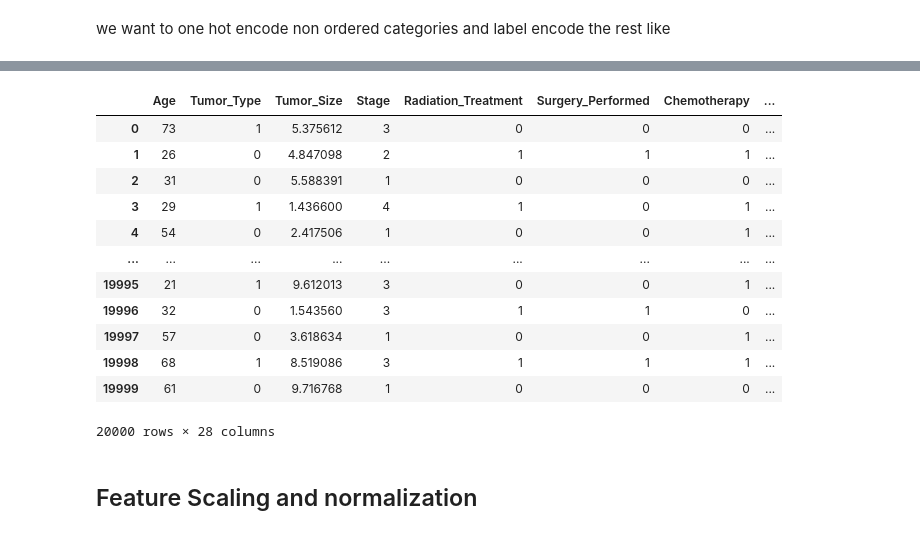
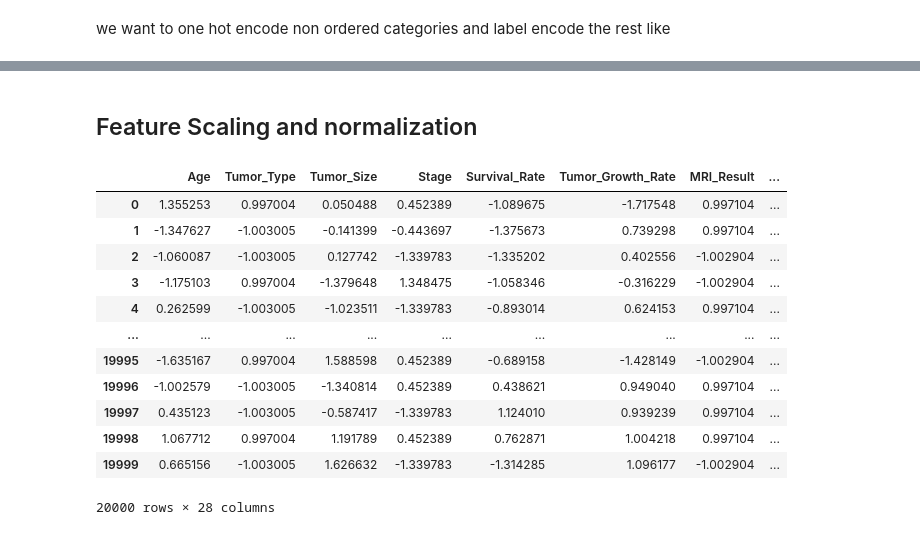
Before and after one commit to melissaaapril/IntroDS, a Jupyter notebook: src/Preprocessing.ipynb, the cells around one changed output, grey strips where cells are left out. Saved outputs shown, nothing was run; the diff lists cells and outputs as text; code cells hidden in the pictures.

```diff
--- a/src/Preprocessing.ipynb
+++ b/src/Preprocessing.ipynb
@@ -133,21 +135,25 @@ df
 20000 rows × 28 columns
-# %%
-# convert all t/f to 1/0
-df = df.astype({col: int for col in df.columns if df[col].dtype == 'bool'})
-df
-# %% [output]
-|  | Age | Tumor_Type | Tumor_Size | Stage | Radiation_Treatment | Surgery_Performed | Chemotherapy | ... |
-| 0 | 73 | 1 | 5.375612 | 3 | 0 | 0 | 0 | ... |
-| 1 | 26 | 0 | 4.847098 | 2 | 1 | 1 | 1 | ... |
-| 2 | 31 | 0 | 5.588391 | 1 | 0 | 0 | 0 | ... |
-| 3 | 29 | 1 | 1.436600 | 4 | 1 | 0 | 1 | ... |
-| 4 | 54 | 0 | 2.417506 | 1 | 0 | 0 | 1 | ... |
-| ... | ... | ... | ... | ... | ... | ... | ... | ... |
-| 19995 | 21 | 1 | 9.612013 | 3 | 0 | 0 | 1 | ... |
-| 19996 | 32 | 0 | 1.543560 | 3 | 1 | 1 | 0 | ... |
-| 19997 | 57 | 0 | 3.618634 | 1 | 0 | 0 | 1 | ... |
-| 19998 | 68 | 1 | 8.519086 | 3 | 1 | 1 | 1 | ... |
-| 19999 | 61 | 0 | 9.716768 | 1 | 0 | 0 | 0 | ... |
-20000 rows × 28 columns
 # %% [markdown]
 ## Feature Scaling and normalization
+# %%
+#initiate scaler
+scaler = StandardScaler()
+# %%
+# scale numerocal columns
+numerical_columns = df.select_dtypes(include=['float64', 'int64']).columns
+df[numerical_columns] = scaler.fit_transform(df[numerical_columns])
+df
+# %% [output]
+|  | Age | Tumor_Type | Tumor_Size | Stage | Survival_Rate | Tumor_Growth_Rate | MRI_Result | ... |
+| 0 | 1.355253 | 0.997004 | 0.050488 | 0.452389 | -1.089675 | -1.717548 | 0.997104 | ... |
+| 1 | -1.347627 | -1.003005 | -0.141399 | -0.443697 | -1.375673 | 0.739298 | 0.997104 | ... |
+| 2 | -1.060087 | -1.003005 | 0.127742 | -1.339783 | -1.335202 | 0.402556 | -1.002904 | ... |
+| 3 | -1.175103 | 0.997004 | -1.379648 | 1.348475 | -1.058346 | -0.316229 | -1.002904 | ... |
+| 4 | 0.262599 | -1.003005 | -1.023511 | -1.339783 | -0.893014 | 0.624153 | 0.997104 | ... |
+| ... | ... | ... | ... | ... | ... | ... | ... | ... |
+| 19995 | -1.635167 | 0.997004 | 1.588598 | 0.452389 | -0.689158 | -1.428149 | -1.002904 | ... |
+| 19996 | -1.002579 | -1.003005 | -1.340814 | 0.452389 | 0.438621 | 0.949040 | 0.997104 | ... |
+| 19997 | 0.435123 | -1.003005 | -0.587417 | -1.339783 | 1.124010 | 0.939239 | 0.997104 | ... |
+| 19998 | 1.067712 | 0.997004 | 1.191789 | 0.452389 | 0.762871 | 1.004218 | 0.997104 | ... |
+| 19999 | 0.665156 | -1.003005 | 1.626632 | -1.339783 | -1.314285 | 1.096177 | -1.002904 | ... |
+20000 rows × 28 columns
```
Also changed, not shown: parts of 6 cells of this notebook, 1 other file.
